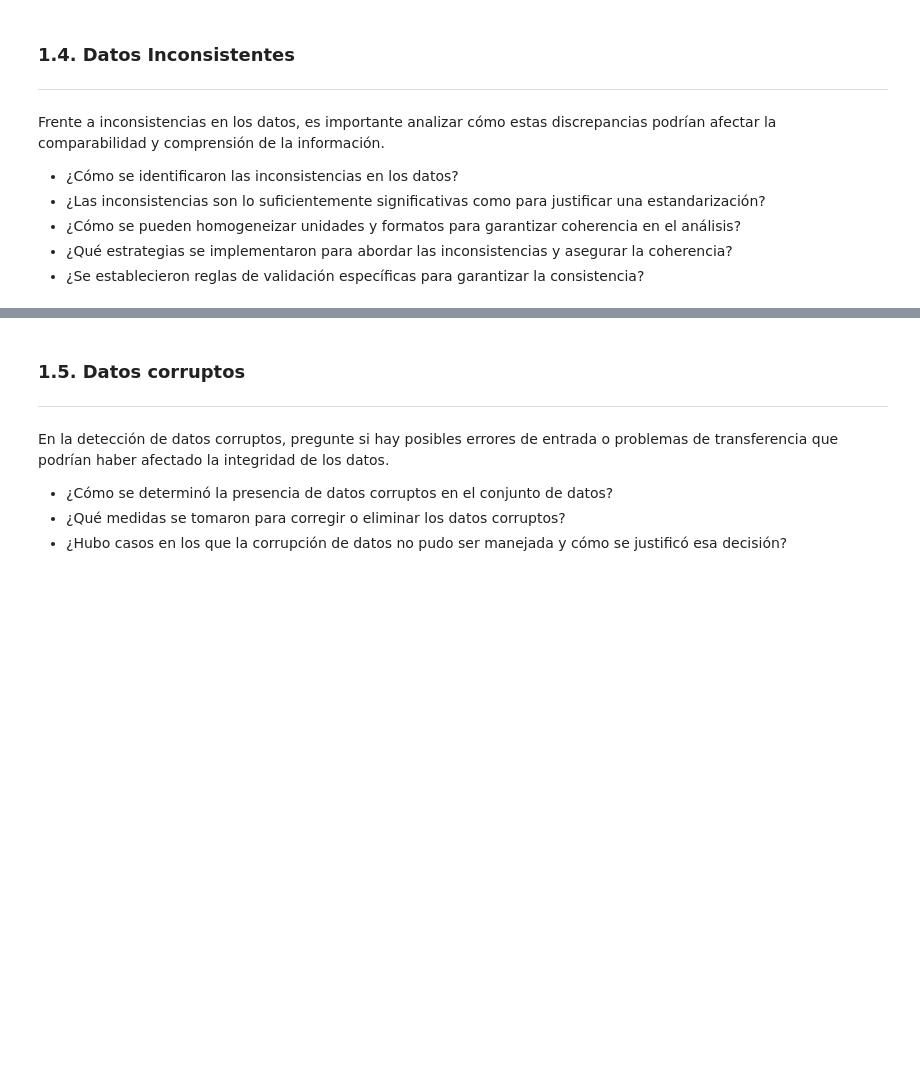
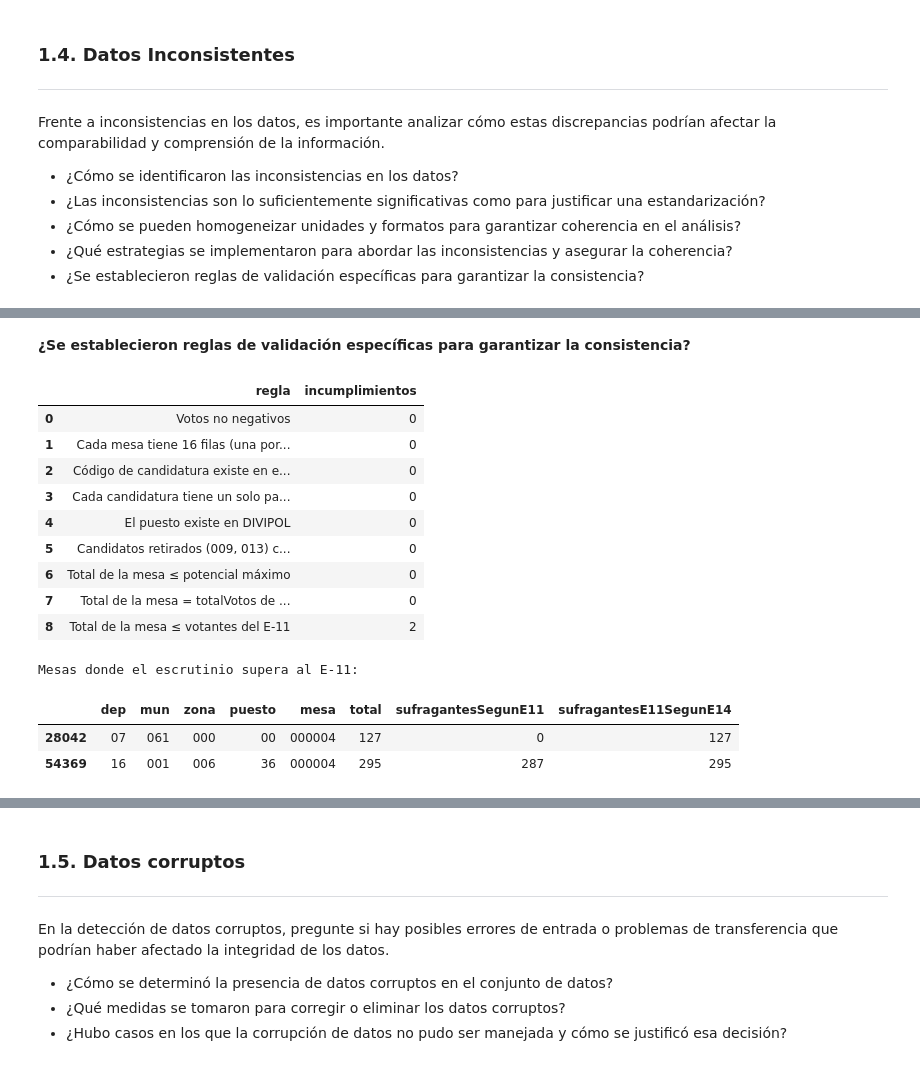
Before and after one commit to byepesg/ml-final-project, a Jupyter notebook: notebooks/03_data_preparation/aleja.ipynb, the cells around one changed output, grey strips where cells are left out. Saved outputs shown, nothing was run; the diff lists cells and outputs as text; code cells hidden in the pictures; blank space fills up the shorter version.

```diff
--- a/notebooks/03_data_preparation/aleja.ipynb
+++ b/notebooks/03_data_preparation/aleja.ipynb
@@ -502,0 +732,58 @@ Frente a inconsistencias en los datos, es importante analizar cómo estas discre
+# %% [markdown]
+**¿Se establecieron reglas de validación específicas para garantizar la consistencia?**
+# %%
+votos_mesa = (escru_nac.groupby(LLAVE_MESA)["votos"].agg(total="sum", filas="size").reset_index()
+              .merge(noved[LLAVE_MESA + ["potencial", "sufragantesSegunE11",
+                                         "sufragantesE11SegunE14", "totalVotos"]], on=LLAVE_MESA))
+
+CODIGOS_VALIDOS = set(candidatos["candidato"]) | {"996", "997", "998"}
+partido_esc = escru_nac[["candidato", "partido"]].drop_duplicates()
+partido_pre = precon[["candidato", "partido"]].drop_duplicates()
+puestos = escru_nac[["dep", "mun", "zona", "puesto"]].drop_duplicates()
+en_divipol = puestos.merge(divipol[["dep", "mun", "zona", "puesto"]], how="left", indicator=True)
+
+reglas = pd.DataFrame({
+    "regla": [
+        "Votos no negativos",
+        "Cada mesa tiene 16 filas (una por opción)",
+        "Código de candidatura existe en el catálogo",
+        "Cada candidatura tiene un solo partido, igual en ambas fuentes",
+        "El puesto existe en DIVIPOL",
+        "Candidatos retirados (009, 013) con 0 votos",
+        "Total de la mesa ≤ potencial máximo",
+        "Total de la mesa = totalVotos de novedades",
+        "Total de la mesa ≤ votantes del E-11",
+    ],
+    "incumplimientos": [
+        (escru_nac["votos"] < 0).sum(),
+        (votos_mesa["filas"] != 16).sum(),
+        (~escru_nac["candidato"].isin(CODIGOS_VALIDOS)).sum(),
+        len(partido_esc.merge(partido_pre, how="outer", indicator=True).query("_merge != 'both'"))
+            + partido_esc["candidato"].duplicated().sum(),
+        (en_divipol["_merge"] == "left_only").sum(),
+        (escru_nac.loc[escru_nac["candidato"].isin(["009", "013"]), "votos"] > 0).sum(),
+        (votos_mesa["total"] > votos_mesa["potencial"]).sum(),
+        (votos_mesa["total"] != votos_mesa["totalVotos"]).sum(),
+        (votos_mesa["total"] > votos_mesa["sufragantesSegunE11"]).sum(),
+    ],
+})
+display(reglas)
+
+print("Mesas donde el escrutinio supera al E-11:")
+display(votos_mesa.loc[votos_mesa["total"] > votos_mesa["sufragantesSegunE11"],
+                       LLAVE_MESA + ["total", "sufragantesSegunE11", "sufragantesE11SegunE14"]])
+# %% [output]
+|  | regla | incumplimientos |
+| 0 | Votos no negativos | 0 |
+| 1 | Cada mesa tiene 16 filas (una por... | 0 |
+| 2 | Código de candidatura existe en e... | 0 |
+| 3 | Cada candidatura tiene un solo pa... | 0 |
+| 4 | El puesto existe en DIVIPOL | 0 |
+| 5 | Candidatos retirados (009, 013) c... | 0 |
+| 6 | Total de la mesa ≤ potencial máximo | 0 |
+| 7 | Total de la mesa = totalVotos de ... | 0 |
+| 8 | Total de la mesa ≤ votantes del E-11 | 2 |
+Mesas donde el escrutinio supera al E-11:
+|  | dep | mun | zona | puesto | mesa | total | sufragantesSegunE11 | sufragantesE11SegunE14 |
+| 28042 | 07 | 061 | 000 | 00 | 000004 | 127 | 0 | 127 |
+| 54369 | 16 | 001 | 006 | 36 | 000004 | 295 | 287 | 295 |
```
Also changed, not shown: parts of 65 cells of this notebook.
